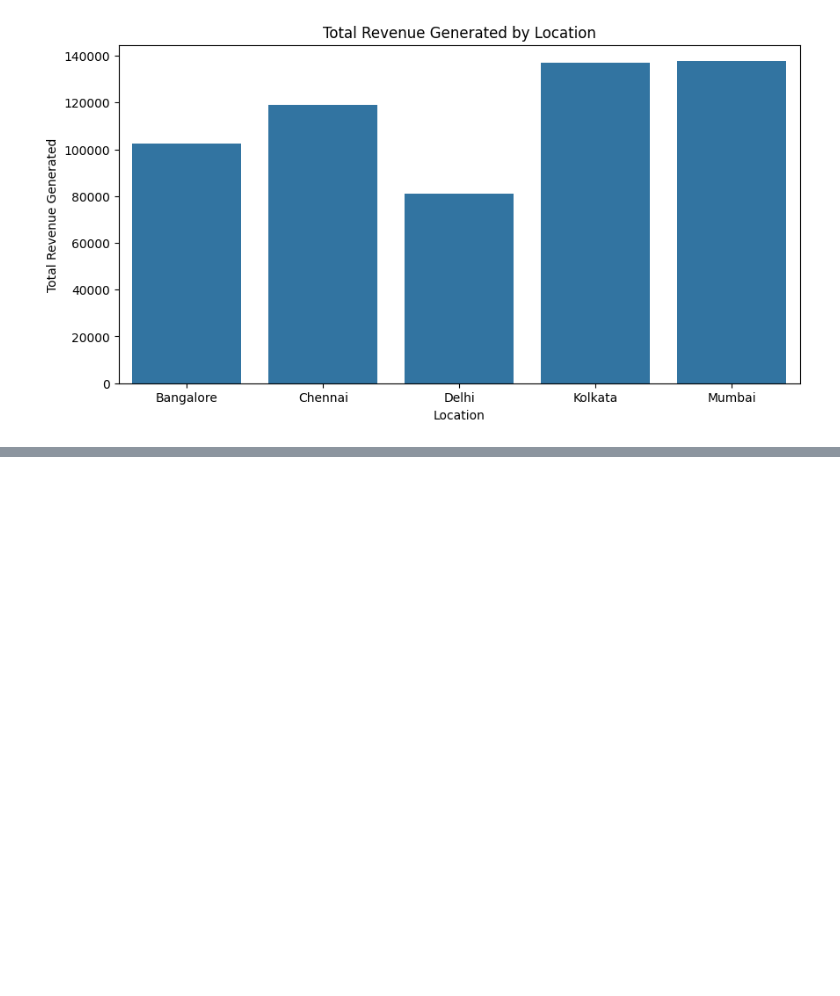
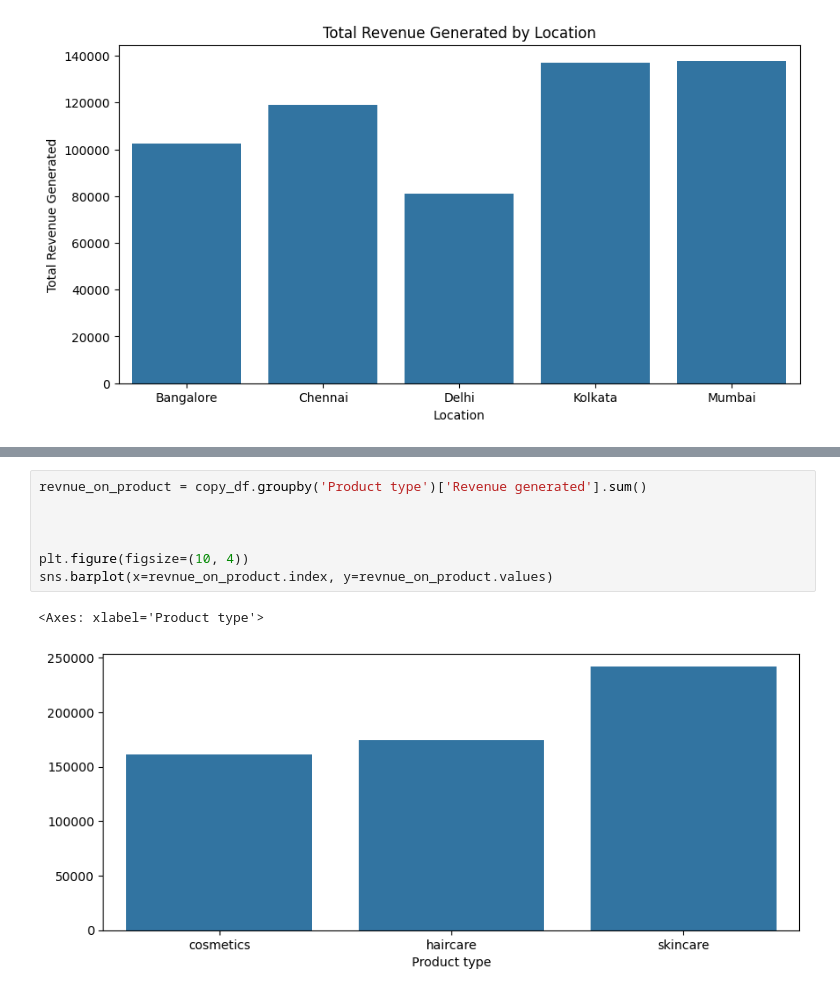
Before and after one commit to MuhammadTalha121/supply_chain_analytics, a Jupyter notebook: supply_chain_analytics/notebooks/supply_chain_analytics.ipynb, the cells around one changed output, grey strips where cells are left out. Drawn from its saved outputs; the diff is of its cells as text; blank space fills up the shorter version.

```diff
--- a/supply_chain_analytics/notebooks/supply_chain_analytics.ipynb
+++ b/supply_chain_analytics/notebooks/supply_chain_analytics.ipynb
@@ -289,0 +320,10 @@ plt.show()
+# %%
+revnue_on_product = copy_df.groupby('Product type')['Revenue generated'].sum()
+
+
+
+plt.figure(figsize=(10, 4))
+sns.barplot(x=revnue_on_product.index, y=revnue_on_product.values)
+# %% [output]
+<Axes: xlabel='Product type'>
+[figure, added]
```
Also changed, not shown: parts of 3 cells of this notebook.
